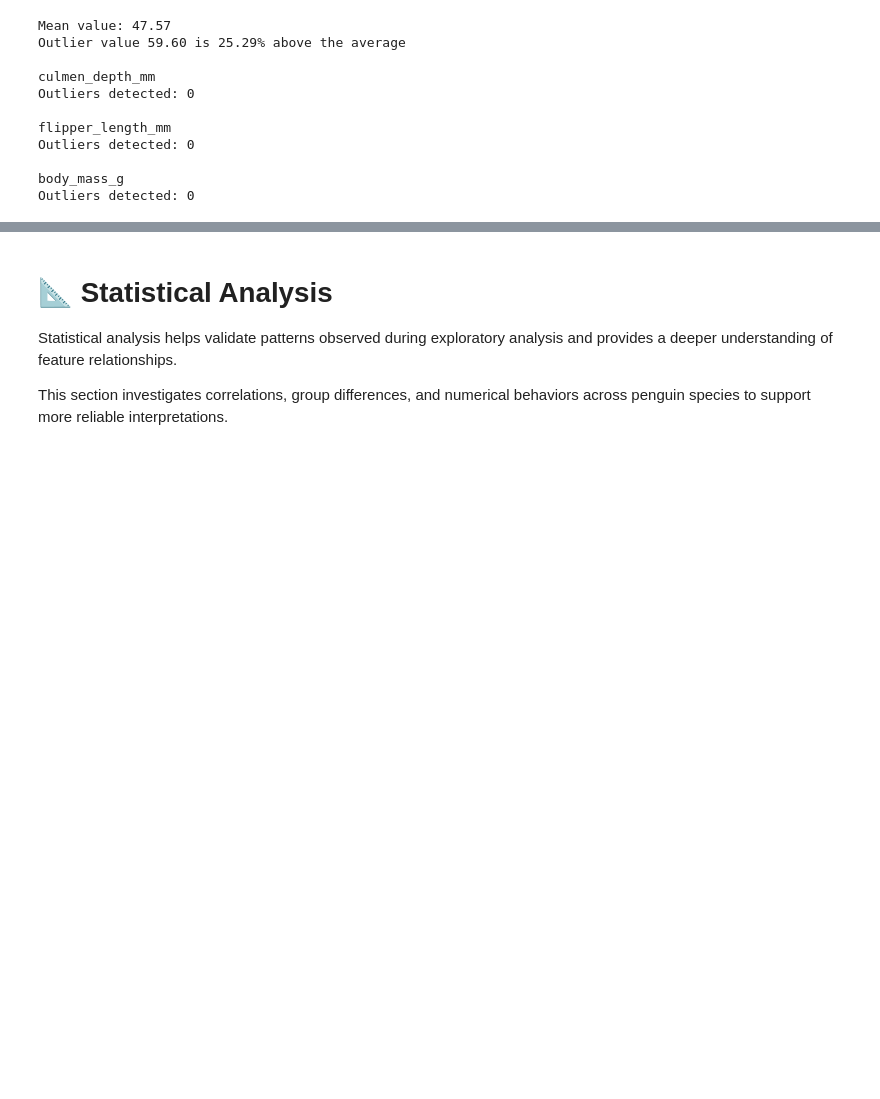
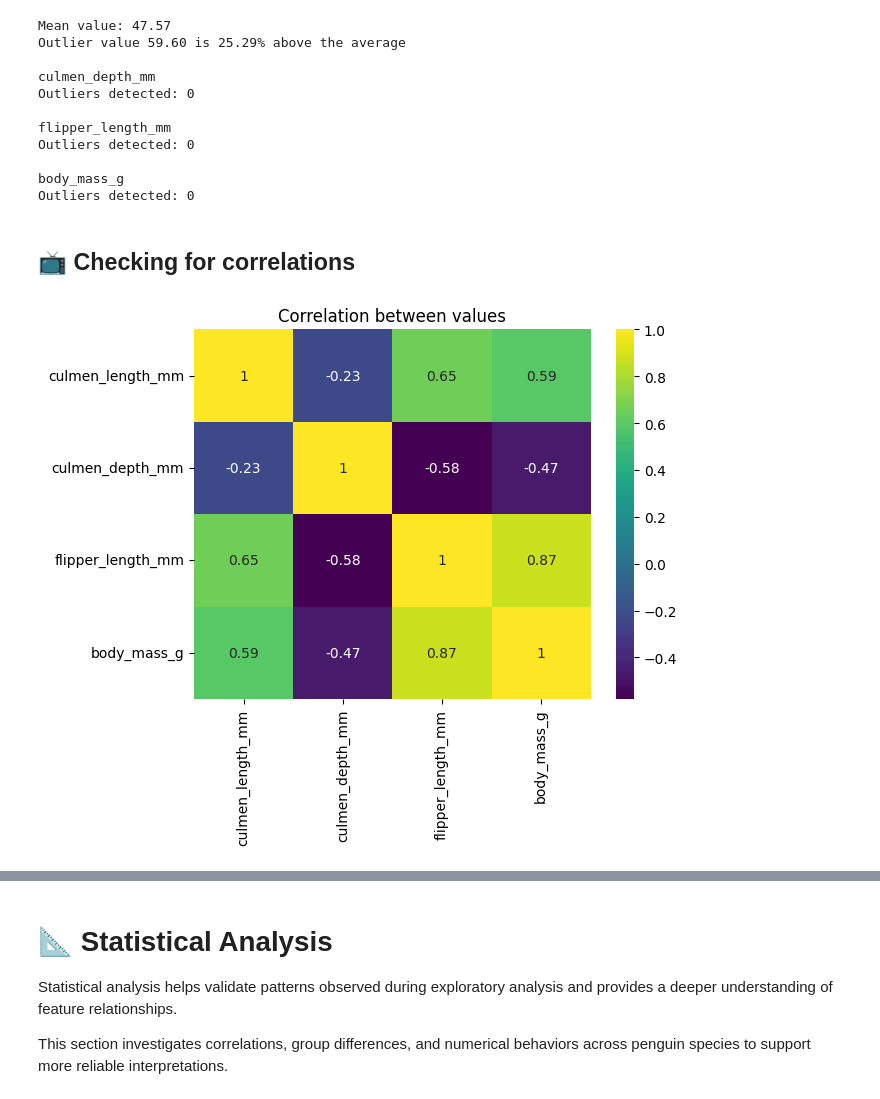
Before and after one commit to Leow14/Penguin-DF, a Jupyter notebook: notebook.ipynb, the cells around one changed output, grey strips where cells are left out. Drawn from its saved outputs; the diff is of its cells as text; code cells hidden in the pictures; blank space fills up the shorter version.

Commit message:
Checking for correlations.

```diff
--- a/notebook.ipynb
+++ b/notebook.ipynb
@@ -542,3 +542,13 @@ Outliers detected: 0
 
 body_mass_g
 Outliers detected: 0
+# %% [markdown]
+## 📺 Checking for correlations
+# %%
+corr_matrix = ['culmen_length_mm', 'culmen_depth_mm', 'flipper_length_mm', 'body_mass_g']
+
+sns.heatmap(clean_df[corr_matrix].corr(), annot = True, cmap = 'viridis')
+plt.title('Correlation between values')
+plt.show()
+# %% [output]
+[figure, added]
```
Also changed, not shown: parts of 1 cell of this notebook.
